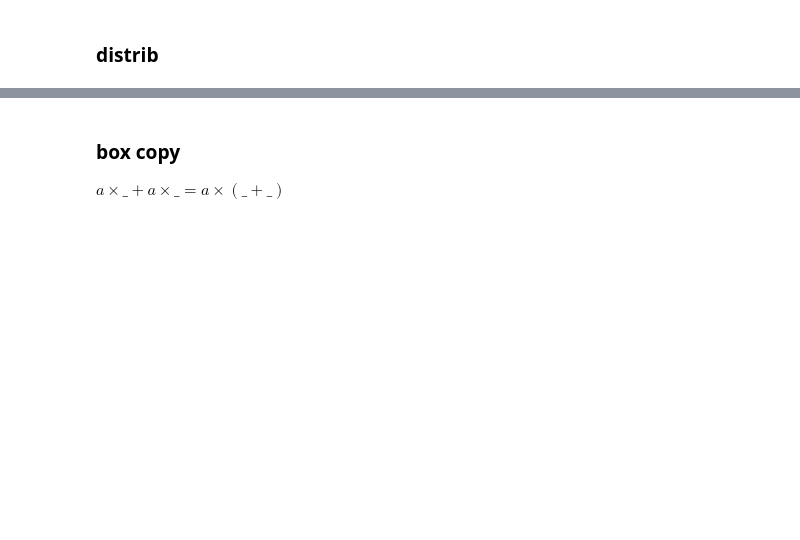
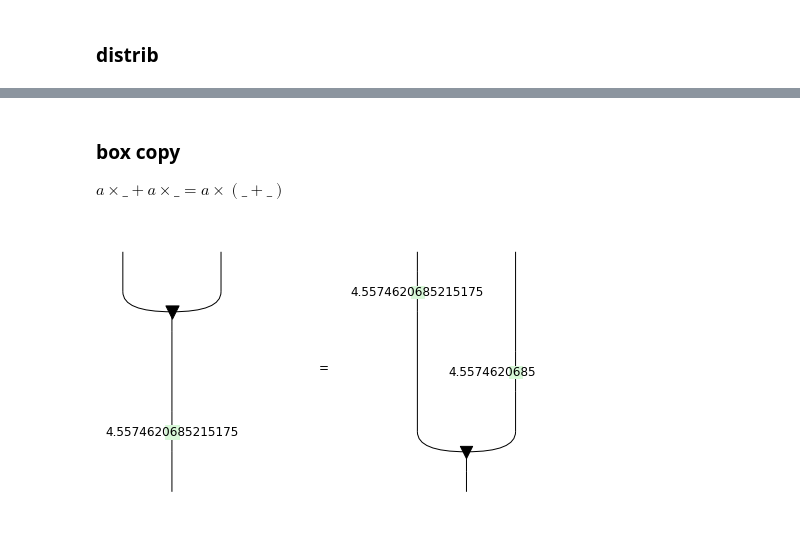
Before and after one commit to edwinagnew/zxw-diagrams, a Jupyter notebook: arithmetic.ipynb, the cells around one changed output, grey strips where cells are left out. Saved outputs shown, nothing was run; the diff lists cells and outputs as text; code cells hidden in the pictures; blank space fills up the shorter version.

```diff
--- a/arithmetic.ipynb
+++ b/arithmetic.ipynb
@@ -95,15 +122,17 @@ fs.draw()
-# %% [markdown]
-### box copy
-
-$a\times \_ + a \times \_ = a \times (\_ + \_)$
-# %%
-from discopy.drawing import Equation
-for _ in range(10):
-    a = np.random.rand() * 10
-    a1 = W(2, False) >> ZBox(1, 1, a)
-    a2 = T(ZBox(1, 1, a), 2) >> W(2, False)
-
-
-    assert eq(a1, a2)
-
-Equation(a1, a2).draw()
+# %% [markdown]
+### box copy
+
+$a\times \_ + a \times \_ = a \times (\_ + \_)$
+# %%
+from discopy.drawing import Equation
+for _ in range(10):
+    a = np.random.rand() * 10
+    a1 = W(2, False) >> ZBox(1, 1, a)
+    a2 = boxes([a, a], False) >> W(2, False)
+
+
+    assert eq(a1, a2)
+
+Equation(a1, a2).draw()
+# %% [output]
+[figure, added]
```
Also changed, not shown: parts of 12 cells of this notebook, 1 other file.
